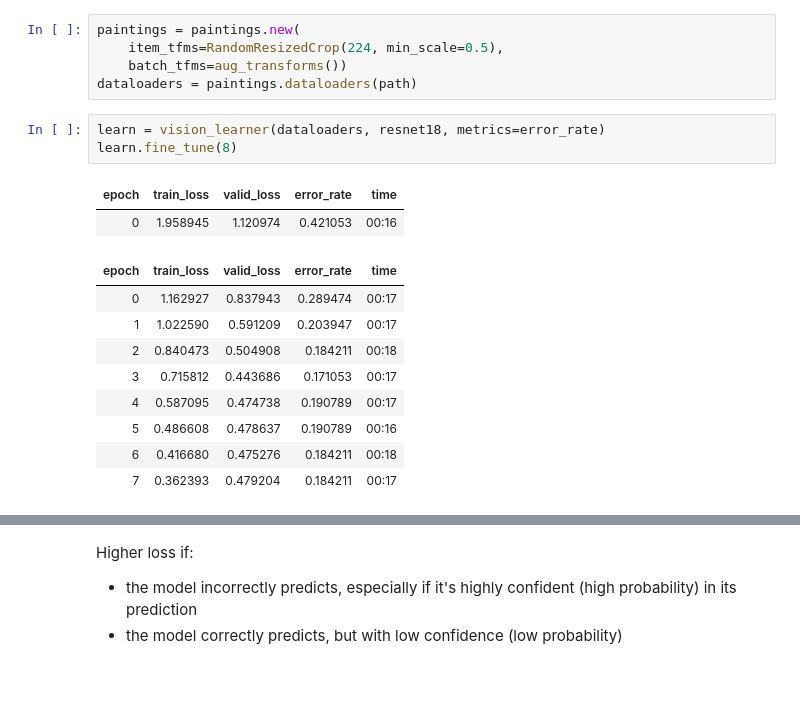
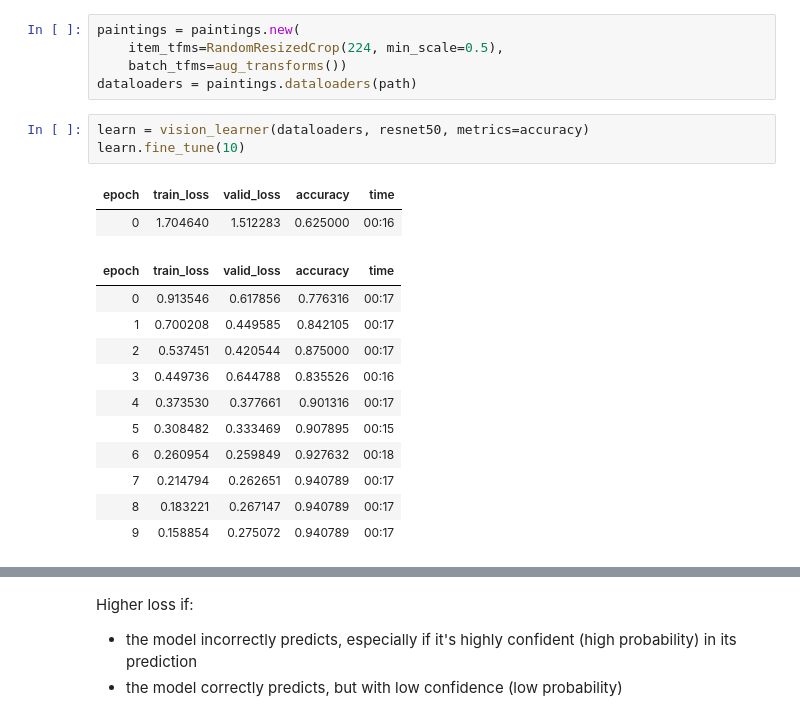
Before and after one commit to knjk04/which-renaissance-artist, a Jupyter notebook: artist_detector.ipynb, the cells around one changed output, grey strips where cells are left out. Cells and saved outputs as stored; diff of their text form; blank space fills up the shorter version.

```diff
--- a/artist_detector.ipynb
+++ b/artist_detector.ipynb
@@ -96,20 +96,22 @@ paintings = paintings.new(
     batch_tfms=aug_transforms())
 dataloaders = paintings.dataloaders(path)
 # %%
-learn = vision_learner(dataloaders, resnet18, metrics=error_rate)
-learn.fine_tune(8)
+learn = vision_learner(dataloaders, resnet50, metrics=accuracy)
+learn.fine_tune(10)
 # %% [output]
-| epoch | train_loss | valid_loss | error_rate | time |
-| 0 | 1.958945 | 1.120974 | 0.421053 | 00:16 |
+| epoch | train_loss | valid_loss | accuracy | time |
+| 0 | 1.704640 | 1.512283 | 0.625000 | 00:16 |
-| epoch | train_loss | valid_loss | error_rate | time |
-| 0 | 1.162927 | 0.837943 | 0.289474 | 00:17 |
-| 1 | 1.022590 | 0.591209 | 0.203947 | 00:17 |
-| 2 | 0.840473 | 0.504908 | 0.184211 | 00:18 |
-| 3 | 0.715812 | 0.443686 | 0.171053 | 00:17 |
-| 4 | 0.587095 | 0.474738 | 0.190789 | 00:17 |
-| 5 | 0.486608 | 0.478637 | 0.190789 | 00:16 |
-| 6 | 0.416680 | 0.475276 | 0.184211 | 00:18 |
-| 7 | 0.362393 | 0.479204 | 0.184211 | 00:17 |
+| epoch | train_loss | valid_loss | accuracy | time |
+| 0 | 0.913546 | 0.617856 | 0.776316 | 00:17 |
+| 1 | 0.700208 | 0.449585 | 0.842105 | 00:17 |
+| 2 | 0.537451 | 0.420544 | 0.875000 | 00:17 |
+| 3 | 0.449736 | 0.644788 | 0.835526 | 00:16 |
+| 4 | 0.373530 | 0.377661 | 0.901316 | 00:17 |
+| 5 | 0.308482 | 0.333469 | 0.907895 | 00:15 |
+| 6 | 0.260954 | 0.259849 | 0.927632 | 00:18 |
+| 7 | 0.214794 | 0.262651 | 0.940789 | 00:17 |
+| 8 | 0.183221 | 0.267147 | 0.940789 | 00:17 |
+| 9 | 0.158854 | 0.275072 | 0.940789 | 00:17 |
 # %%
 interp = ClassificationInterpretation.from_learner(learn)
 interp.plot_confusion_matrix()
```
Also changed, not shown: parts of 2 cells of this notebook.
